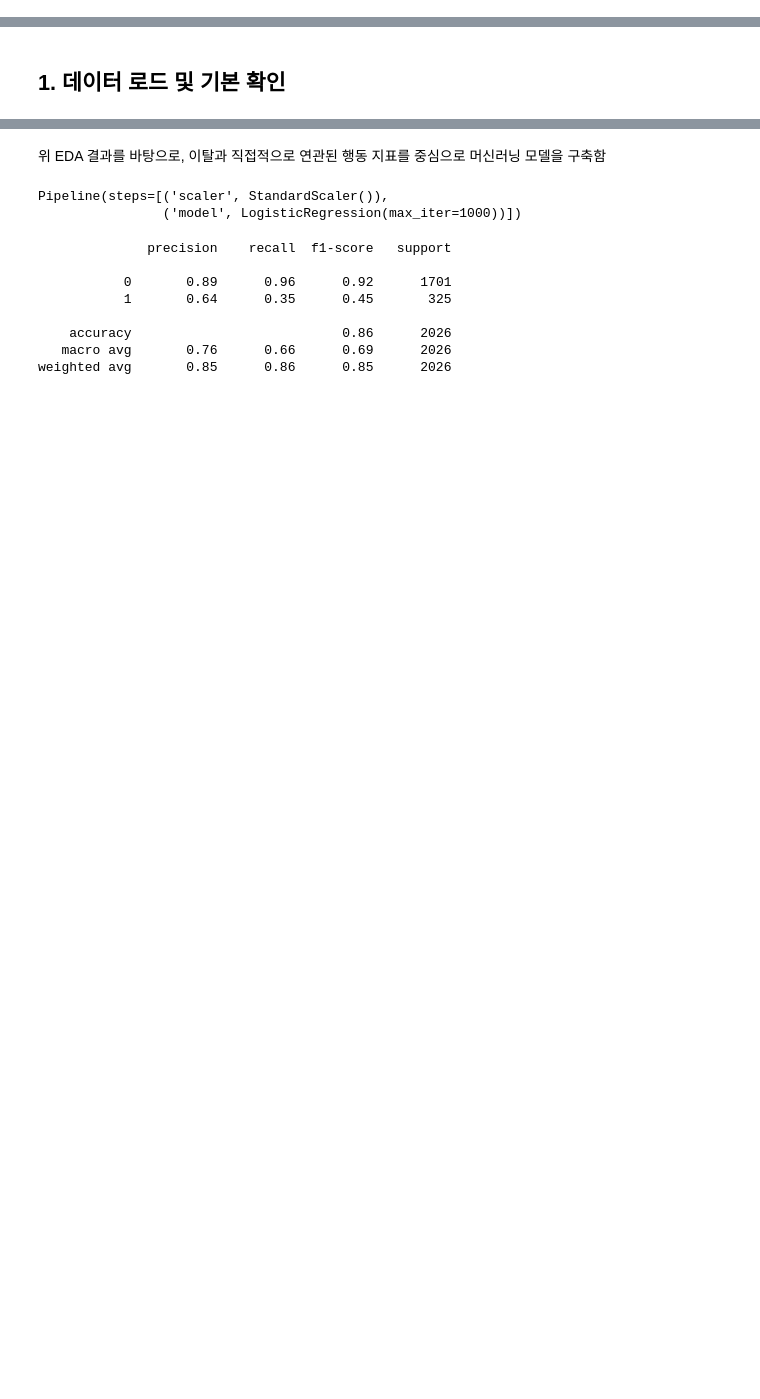
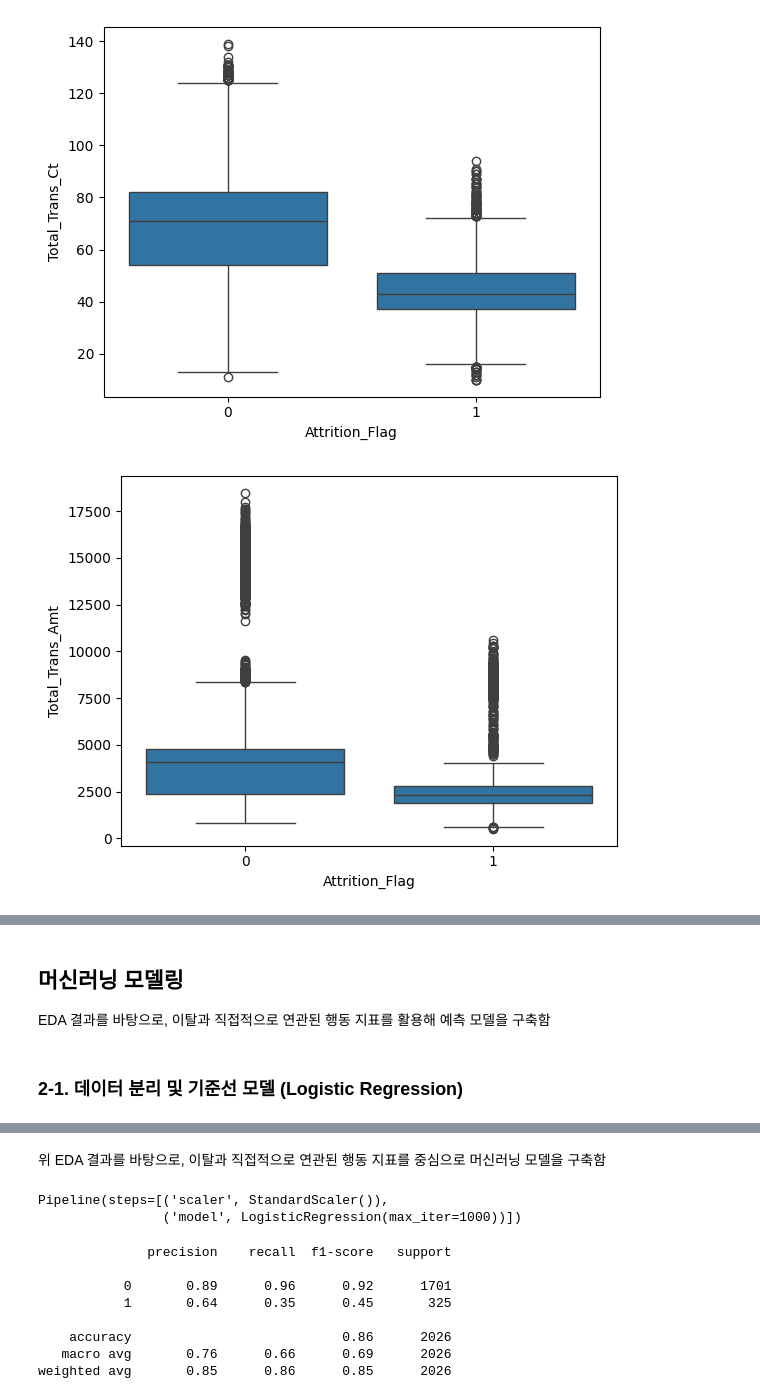
Before and after one commit to Ponolia/data-analyst-portfolio, a Jupyter notebook: churn_analysis.ipynb, the cells around one changed output, grey strips where cells are left out. Drawn from its saved outputs; the diff is of its cells as text; code cells hidden in the pictures; blank space fills up the shorter version.

```diff
--- a/churn_analysis.ipynb
+++ b/churn_analysis.ipynb
@@ -14,0 +105,12 @@ CRM 대응 전략 수립에 활용
+# %%
+# 주요 변수 비교
+for col in [
+    'Total_Trans_Ct',
+    'Total_Trans_Amt',
+    'Months_Inactive_12_mon'
+]:
+    sns.boxplot(x='Attrition_Flag', y=col, data=df)
+    plt.show()
+# %% [output]
+[figure, added]
+[figure, added]
@@ -15,2 +118,7 @@ CRM 대응 전략 수립에 활용
+# %% [markdown]
+## 머신러닝 모델링
+EDA 결과를 바탕으로,
+이탈과 직접적으로 연관된 행동 지표를 활용해
+예측 모델을 구축함
 # %% [markdown]
-## 1. 데이터 로드 및 기본 확인
+### 2-1. 데이터 분리 및 기준선 모델 (Logistic Regression)
```
Also changed, not shown: parts of 53 cells of this notebook.
